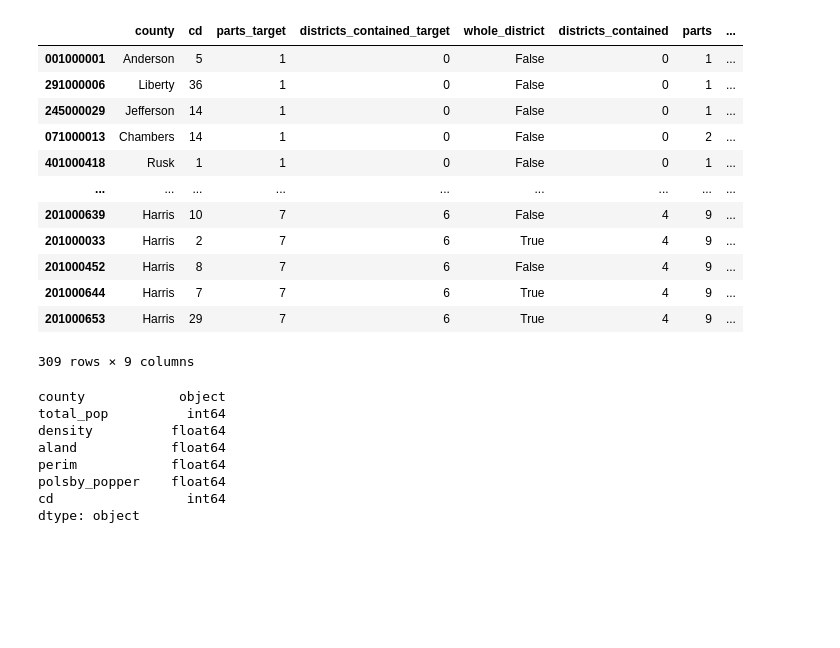
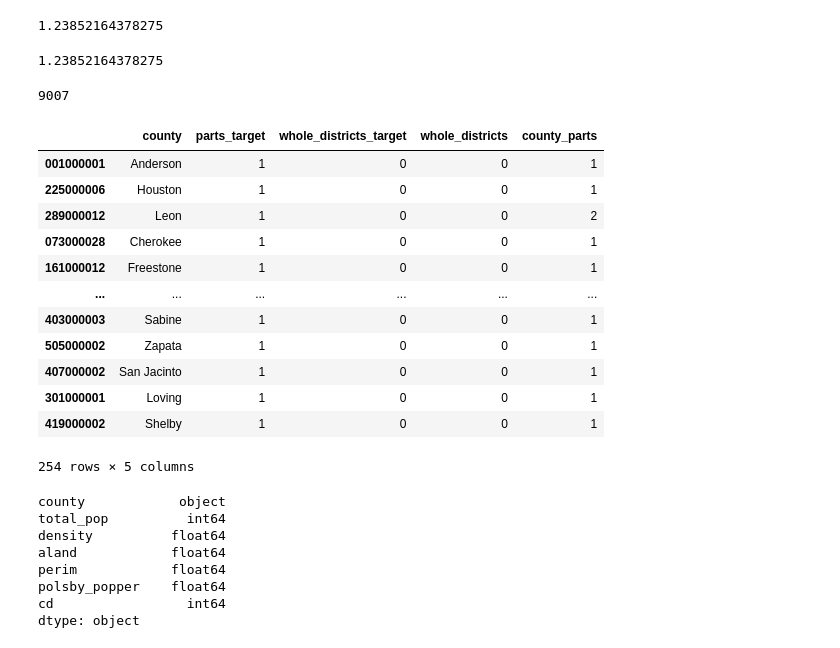
Before and after one commit to Tarleton-Math/MathVGerrmandering_CMAT_2021, a Jupyter notebook: redistricter.ipynb, the cells around one changed output. Drawn from its saved outputs; the diff is of its cells as text; code cells hidden in the pictures; blank space fills up the shorter version.

```diff
--- a/redistricter.ipynb
+++ b/redistricter.ipynb
@@ -21,34 +96,57 @@ n = read_table(G.nodes.tbl)
+# %%
+n = df.copy()
+m = n[self.district_type].max()
+n.loc[idx.index[0], self.district_type] = m+1
+n.loc[idx.index[1], self.district_type] = m+2
+m = n[self.district_type].max()
+pop_ideal = round(n['total_pop'].sum() / m)
+d = n.groupby(self.district_type)['total_pop'].sum()
+(d.max() - d.min()) / pop_ideal * 100
+# %% [output]
+1.23852164378275
+# %%
+pop_ideal = round(n['total_pop'].sum() / m)
+d = n.groupby(self.district_type)['total_pop'].sum()
+d
+# (d.max() - d.min()) / pop_ideal
+(d.max() - d.min()) / pop_ideal
+# %% [output]
+1.23852164378275
+# %%
+len(G.graph.nodes(data=True))
+# %% [output]
+9007
 # %%
 n = pd.DataFrame.from_dict(dict(self.graph.nodes(data=True)), orient='index')
 
 ideal_pop = round(n['total_pop'].sum() / 38)
 n['target'] = n.groupby('county')['total_pop'].transform('sum') / ideal_pop
-n['districts_contained_target'] = np.floor(n['target']).astype(int)
+n['whole_districts_target'] = np.floor(n['target']).astype(int)
 n['parts_target'] = np.ceil(n['target']).astype(int)
 
 
-w = n[['county', self.district_type, 'parts_target', 'districts_contained_target']].drop_duplicates()
+w = n[['county', self.district_type, 'parts_target', 'whole_districts_target']].drop_duplicates()
 w['whole_district'] = w.groupby(self.district_type)['county'].transform('count') <= 1
-w['districts_contained'] = w.groupby('county')['whole_district'].transform('sum')
-w['parts'] = w.groupby('county')[self.district_type].transform('count')
-
-w['parts_error'] = (w['parts_target'] - w['parts']).abs()
-w['districts_contained_error'] = (w['districts_contained_target'] - w['districts_contained']).abs()
-w.sort_values('parts_target')
+w['whole_districts'] = w.groupby('county')['whole_district'].transform('sum')
+w['county_parts'] = w.groupby('county')[self.district_type].transform('count')
+w.drop(columns=[self.district_type, 'whole_district']).drop_duplicates()
+# w['parts_error'] = (w['parts_target'] - w['parts']).abs()
+# w['districts_contained_error'] = (w['districts_contained_target'] - w['districts_contained']).abs()
+# w.sort_values('parts_target')
 # %% [output]
-|  | county | cd | parts_target | districts_contained_target | whole_district | districts_contained | parts | ... |
-| 001000001 | Anderson | 5 | 1 | 0 | False | 0 | 1 | ... |
-| 291000006 | Liberty | 36 | 1 | 0 | False | 0 | 1 | ... |
-| 245000029 | Jefferson | 14 | 1 | 0 | False | 0 | 1 | ... |
-| 071000013 | Chambers | 14 | 1 | 0 | False | 0 | 2 | ... |
-| 401000418 | Rusk | 1 | 1 | 0 | False | 0 | 1 | ... |
-| ... | ... | ... | ... | ... | ... | ... | ... | ... |
-| 201000639 | Harris | 10 | 7 | 6 | False | 4 | 9 | ... |
-| 201000033 | Harris | 2 | 7 | 6 | True | 4 | 9 | ... |
-| 201000452 | Harris | 8 | 7 | 6 | False | 4 | 9 | ... |
-| 201000644 | Harris | 7 | 7 | 6 | True | 4 | 9 | ... |
-| 201000653 | Harris | 29 | 7 | 6 | True | 4 | 9 | ... |
+|  | county | parts_target | whole_districts_target | whole_districts | county_parts |
+| 001000001 | Anderson | 1 | 0 | 0 | 1 |
+| 225000006 | Houston | 1 | 0 | 0 | 1 |
+| 289000012 | Leon | 1 | 0 | 0 | 2 |
+| 073000028 | Cherokee | 1 | 0 | 0 | 1 |
+| 161000012 | Freestone | 1 | 0 | 0 | 1 |
+| ... | ... | ... | ... | ... | ... |
+| 403000003 | Sabine | 1 | 0 | 0 | 1 |
+| 505000002 | Zapata | 1 | 0 | 0 | 1 |
+| 407000002 | San Jacinto | 1 | 0 | 0 | 1 |
+| 301000001 | Loving | 1 | 0 | 0 | 1 |
+| 419000002 | Shelby | 1 | 0 | 0 | 1 |
-309 rows × 9 columns
+254 rows × 5 columns
 # %%
 pd.DataFrame.from_dict(dict(self.graph.nodes(data=True)), orient='index').dtypes
 # %% [output]
```
Also changed, not shown: parts of 9 cells of this notebook, 4 other files.
